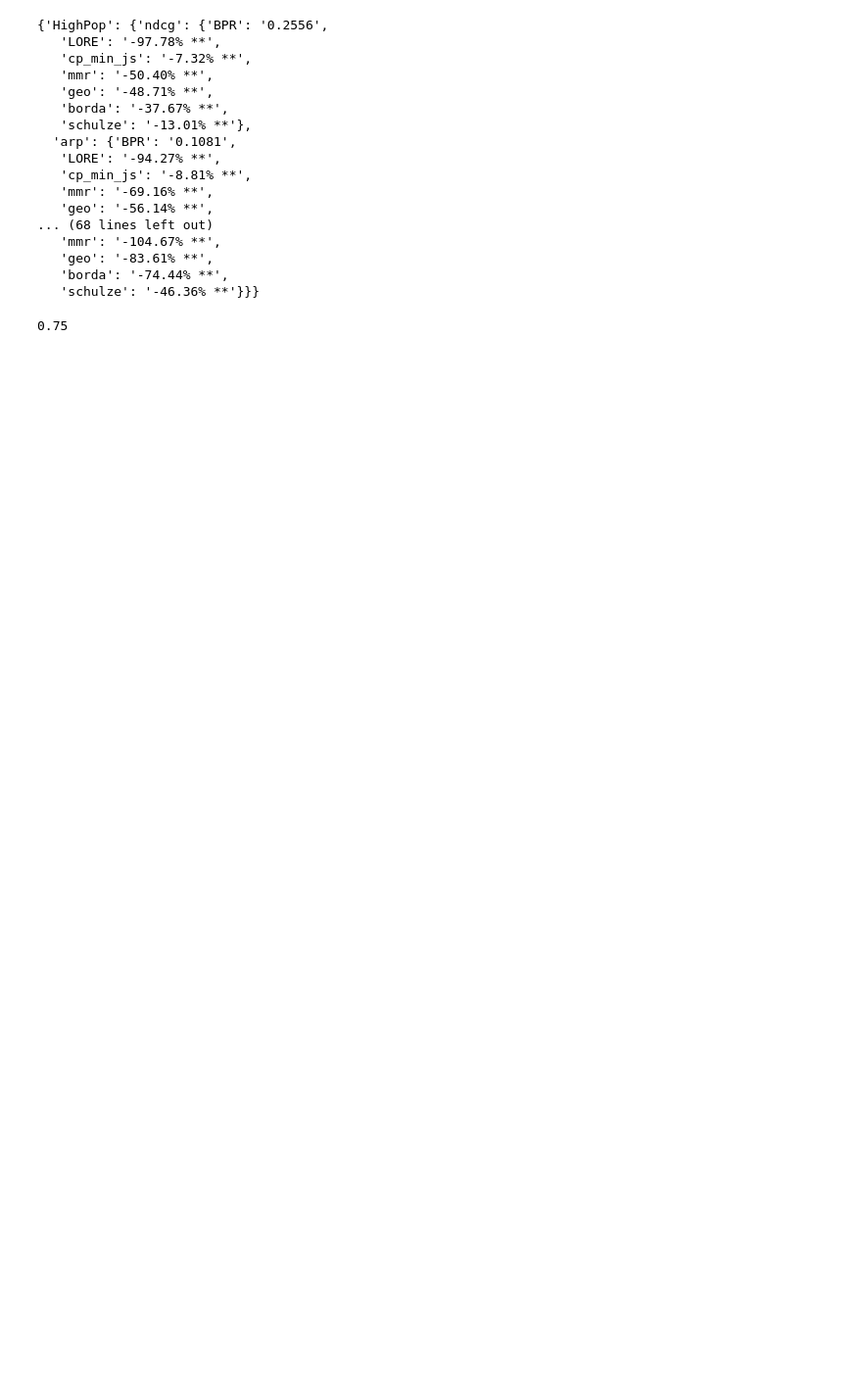
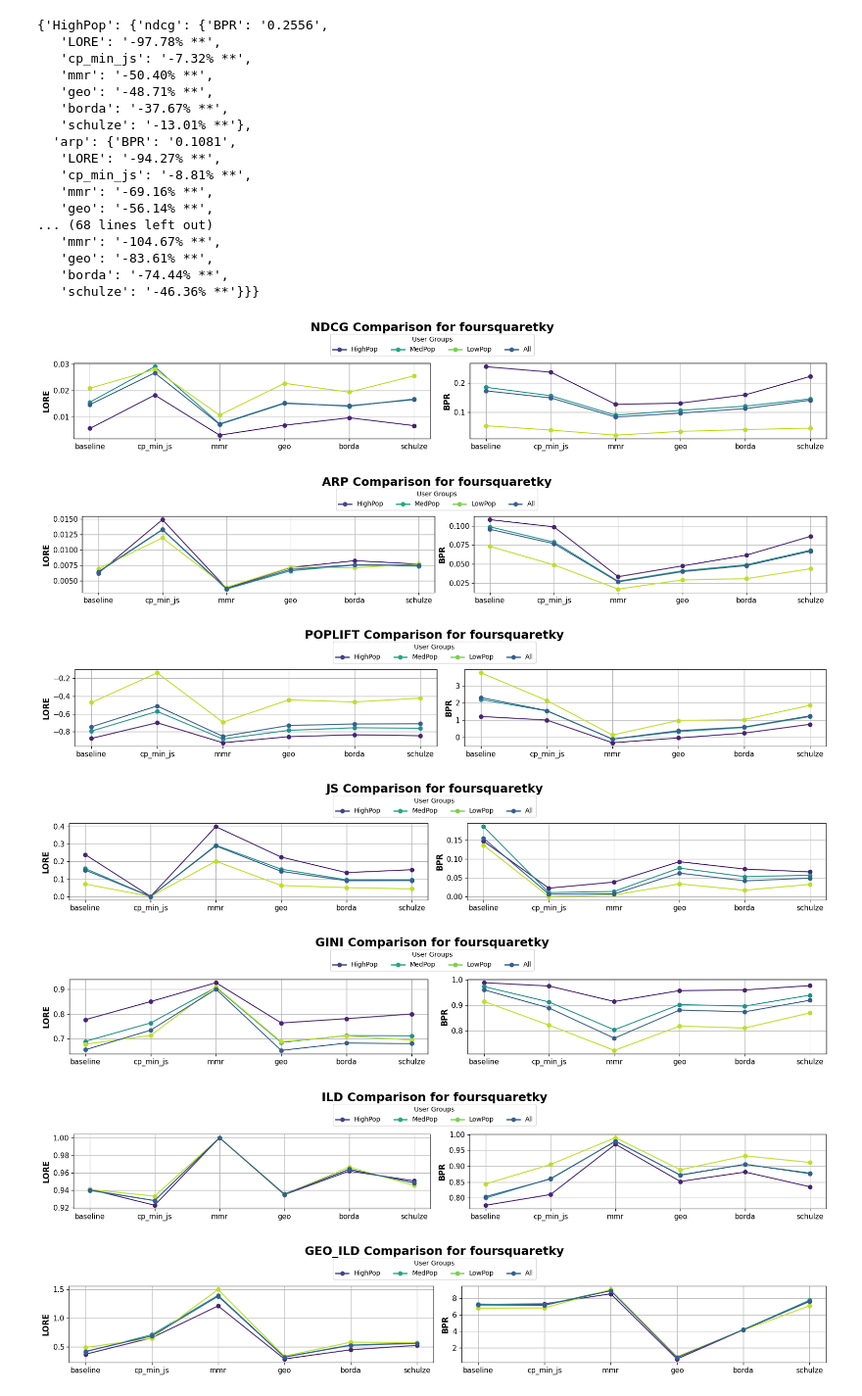
Before and after one commit to andreafooo/multistakeholder_poi, a Jupyter notebook: offline_evaluation.ipynb, the cells around one changed output. Shown at 98% size. Drawn from its saved outputs; the diff is of its cells as text; code cells hidden in the pictures; blank space fills up the shorter version.

```diff
--- a/offline_evaluation.ipynb
+++ b/offline_evaluation.ipynb
@@ -367,3 +336,5 @@ plt.tight_layout(rect=[0.05, 0.03, 1, 0.91])
 plt.savefig(os.path.join(BASE_DIR, f"{dataset}_dataset", "plots", "popularity_distribution_paper.png"), bbox_inches="tight")
 # %% [output]
 [figure]
+# %%
+poi_df = load_coordinates(dataset)
@@ -737,4 +839,47 @@ from evaluation_metrics import gini_index
-# %%
-gini_index([1,1,1,1], 4)
-# %% [output]
-0.75
+# %%
+def plot_metric(results, metric, dataset):
+    """Plot a line chart with the evolution of each metric"""
+    n_models = len(results)
+    n_cols = 2
+    n_rows = math.ceil(n_models / n_cols)
+
+    fig, axs = plt.subplots(n_rows, n_cols, figsize=(17, 3 * n_rows))
+    axs = axs.flatten()  # Flatten to simplify indexing
+
+    for i, (model_name, methods) in enumerate(results.items()):
+        plot_line_chart(results, model_name, axs[i], metric)
+        axs[i].set_ylabel(model_name, fontsize=12, weight="bold")
+
+    for j in range(i + 1, len(axs)):
+        fig.delaxes(axs[j])  # Remove unused subplots
+
+    fig.suptitle(f"{metric.upper()} Comparison for {dataset}", fontsize=18, weight="bold", x=0.5)
+
+    ndcg_handles = [plt.Line2D([0], [0], color=color, lw=2, marker="o") for color in plt.cm.viridis([0.2, 0.6, 0.8, 0.3])]
+    ndcg_labels = ["HighPop", "MedPop", "LowPop", "All"]
+    fig.legend(ndcg_handles, ndcg_labels, title="User Groups", loc="upper center", bbox_to_anchor=(0.5, 0.92), ncol=4)
+
+    plt.tight_layout(rect=[0, 0.02, 1, 0.88])  # Reduced bottom space
+    os.makedirs(os.path.join(BASE_DIR, f"{dataset}_dataset", "plots"), exist_ok=True)
+
+    # Save the plot
+    plt.savefig(os.path.join(BASE_DIR, f"{dataset}_dataset", "plots", f"{dataset}_{metric}_comparison.png"))
+# %%
+
+#plot_popularity_distributions(model_dirs, ground_truth_distr, dataset)
+plot_metric(results, "ndcg", dataset)
+plot_metric(results, "arp", dataset)
+plot_metric(results, "poplift", dataset)
+plot_metric(results, "js", dataset)
+plot_metric(results, "gini", dataset)
+plot_metric(results, "ild", dataset)
+plot_metric(results, "geo_ild", dataset)
+plot_metric(results, "dist_traveled", dataset)
+# %% [output]
+[figure, added]
+[figure, added]
+[figure, added]
+[figure, added]
+[figure, added]
+[figure, added]
+[figure, added]
```
Also changed, not shown: parts of 19 cells of this notebook, 3 other files.
